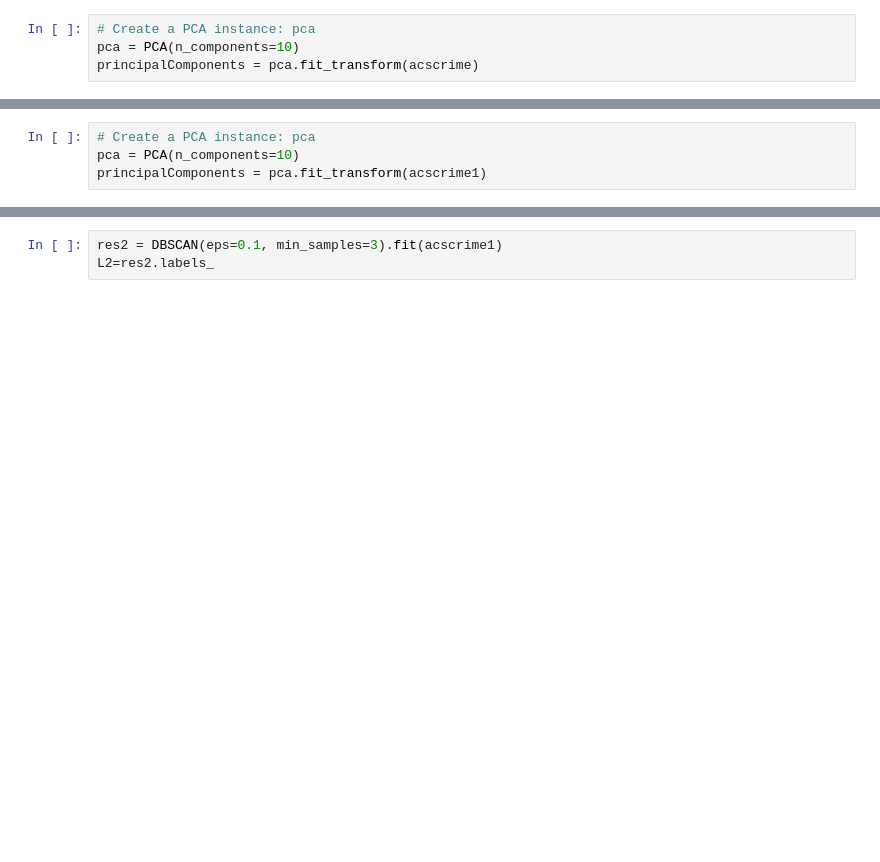
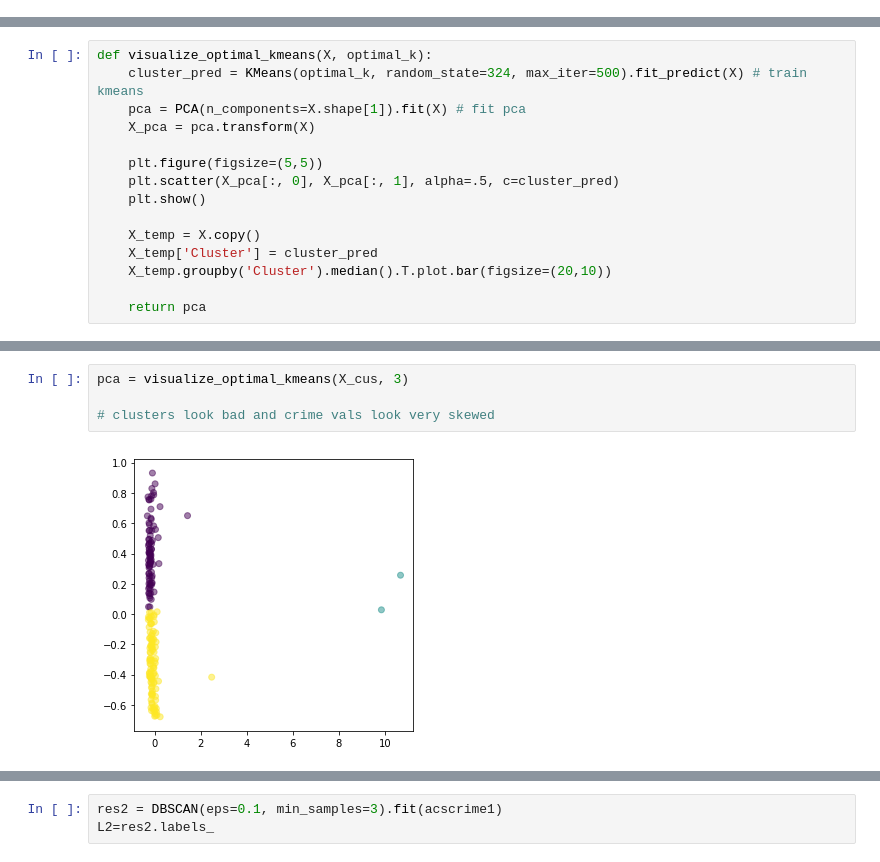
Before and after one commit to leonaisabelle/CUSP-ADS-Project, a Jupyter notebook: modelling_notebooks/Clustering.ipynb, the cells around one changed output, grey strips where cells are left out. Saved outputs shown, nothing was run; the diff lists cells and outputs as text; blank space fills up the shorter version.

```diff
--- a/modelling_notebooks/Clustering.ipynb
+++ b/modelling_notebooks/Clustering.ipynb
@@ -692,4 +0,0 @@ acscrime = acscrime.replace([np.inf, -np.inf, np.nan], 0)
-# %%
-# Create a PCA instance: pca
-pca = PCA(n_components=10)
-principalComponents = pca.fit_transform(acscrime)
@@ -809,4 +0,0 @@ acscrime1 = acscrime1.replace([np.inf, -np.inf, np.nan], 0)
-# %%
-# Create a PCA instance: pca
-pca = PCA(n_components=10)
-principalComponents = pca.fit_transform(acscrime1)
@@ -904,0 +44,15 @@ For n_clusters = 8 The average silhouette_score is : 0.3828071750672401
+# %%
+def visualize_optimal_kmeans(X, optimal_k):
+    cluster_pred = KMeans(optimal_k, random_state=324, max_iter=500).fit_predict(X) # train kmeans
+    pca = PCA(n_components=X.shape[1]).fit(X) # fit pca
+    X_pca = pca.transform(X)
+
+    plt.figure(figsize=(5,5))
+    plt.scatter(X_pca[:, 0], X_pca[:, 1], alpha=.5, c=cluster_pred)
+    plt.show()
+
+    X_temp = X.copy()
+    X_temp['Cluster'] = cluster_pred
+    X_temp.groupby('Cluster').median().T.plot.bar(figsize=(20,10))
+
+    return pca
@@ -904,0 +147,6 @@ For n_clusters = 8 The average silhouette_score is : 0.3828071750672401
+# %%
+pca = visualize_optimal_kmeans(X_cus, 3)
+
+# clusters look bad and crime vals look very skewed
+# %% [output]
+[figure, added]
```
Also changed, not shown: parts of 131 cells of this notebook.
